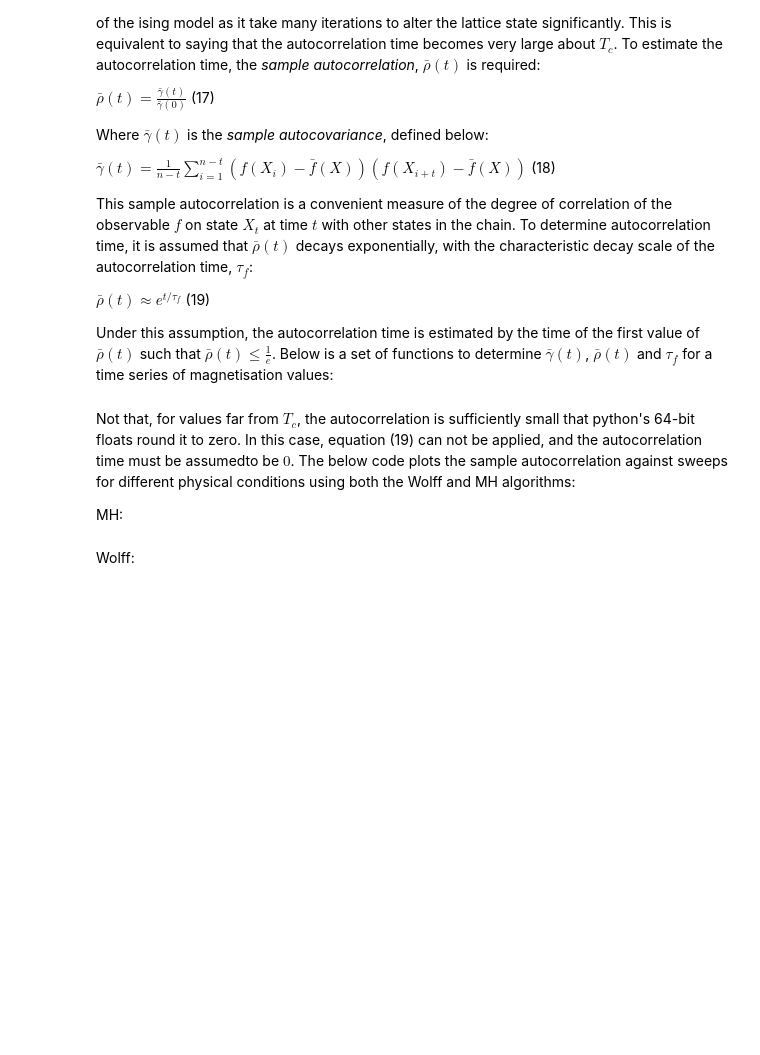
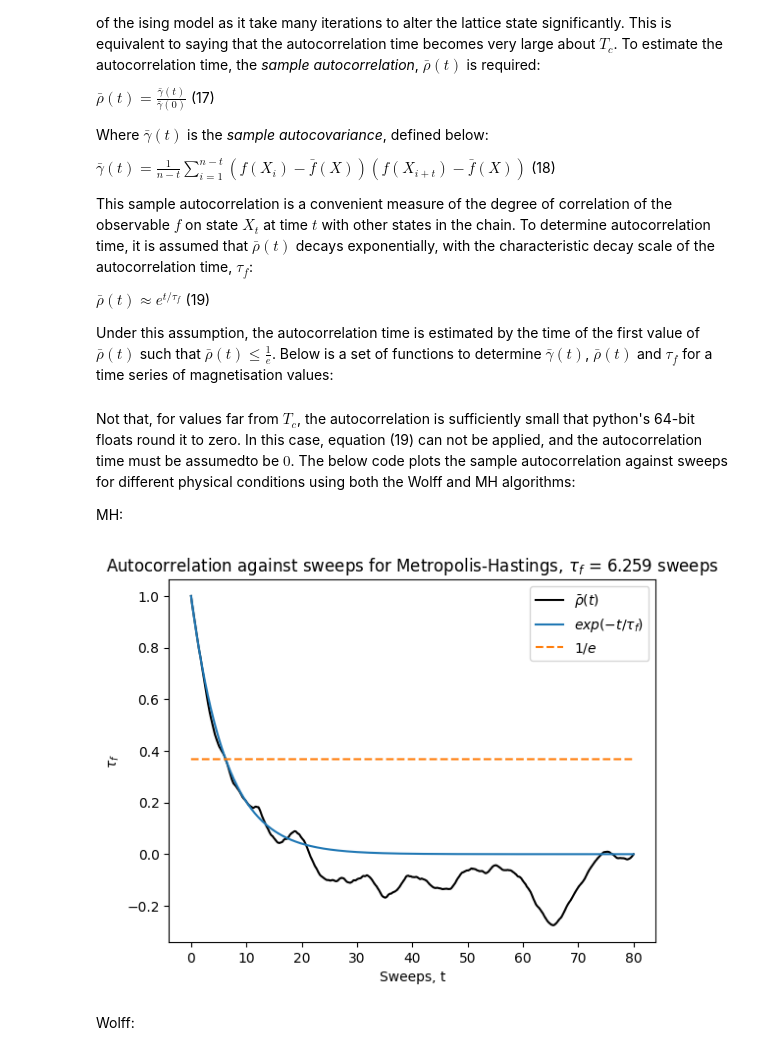
Before and after one commit to Part-II-Computational-Physics/cluster-algorithms-for-monte-carlo-jbd29, a Jupyter notebook: isiing set up 2.ipynb, the cells around one changed output. Saved outputs shown, nothing was run; the diff lists cells and outputs as text; code cells hidden in the pictures; blank space fills up the shorter version.

```diff
--- a/isiing set up 2.ipynb
+++ b/isiing set up 2.ipynb
@@ -443,30 +451,32 @@ MH:
 # %%
 # Initialise
 lattice = make_lattice(25,1)
 max_time = 50000
-T = 1
+T = 2.1
 
 # Evolve the lattice with MH
 Ms, sweeps = evolve_and_compute_M(lattice,T**-1,1,0,max_time)
 
 # Find autocovariance, and the autocorrelation time (in sweeps)
 autocov = compute_autocovariance(Ms, max_time)
 tau_f = estimate_correlation_time(autocov)
 sweeps_tau_f = tau_f/np.size(lattice)
 # find sample autocorrelation (equation 17)
 autocorr = [x/autocov[0] if x != 0 else 0 for x in autocov]
 
 # plot computed autocorrelation
 plt.plot(sweeps,autocorr, color = 'black', label = r'$\bar{\rho}(t)$')
 # plot expected exponential decay behaviour
 plt.plot(sweeps,[np.exp(-t/sweeps_tau_f) for t in sweeps], label = r'$exp(-t/ \tau_f)$')
 # plot 1/e line
 plt.plot(sweeps, [np.exp(-1) for x in sweeps], label = r'$1/e$', linestyle = '--')
 plt.xlabel('Sweeps, t')
 plt.ylabel(r'$\tau_f$')
 plt.title(r'Autocorrelation against sweeps for Metropolis-Hastings, $\tau_f$ = ' + str(round(sweeps_tau_f,3)) + ' sweeps')
 plt.legend()
 plt.show()
+# %% [output]
+[figure, added]
 # %% [markdown]
 Wolff:
 # %%
```
Also changed, not shown: parts of 6 cells of this notebook.
